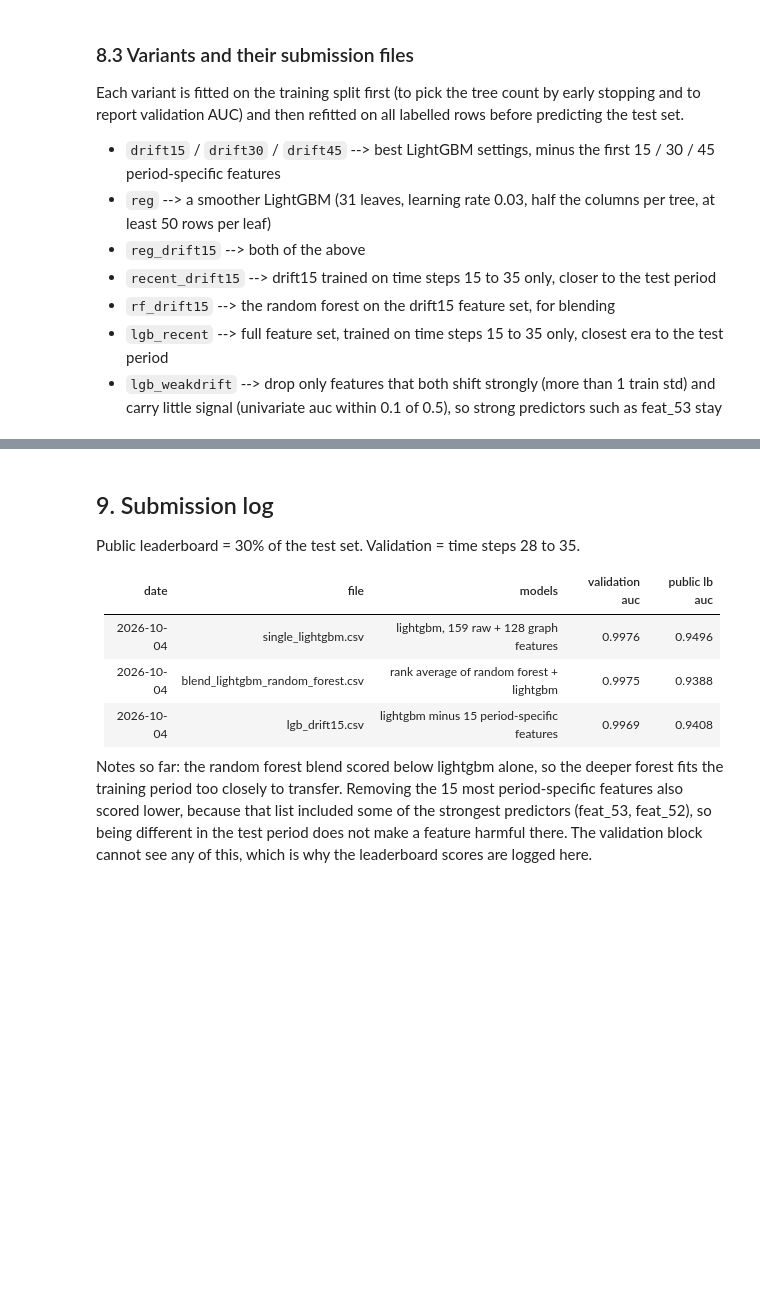
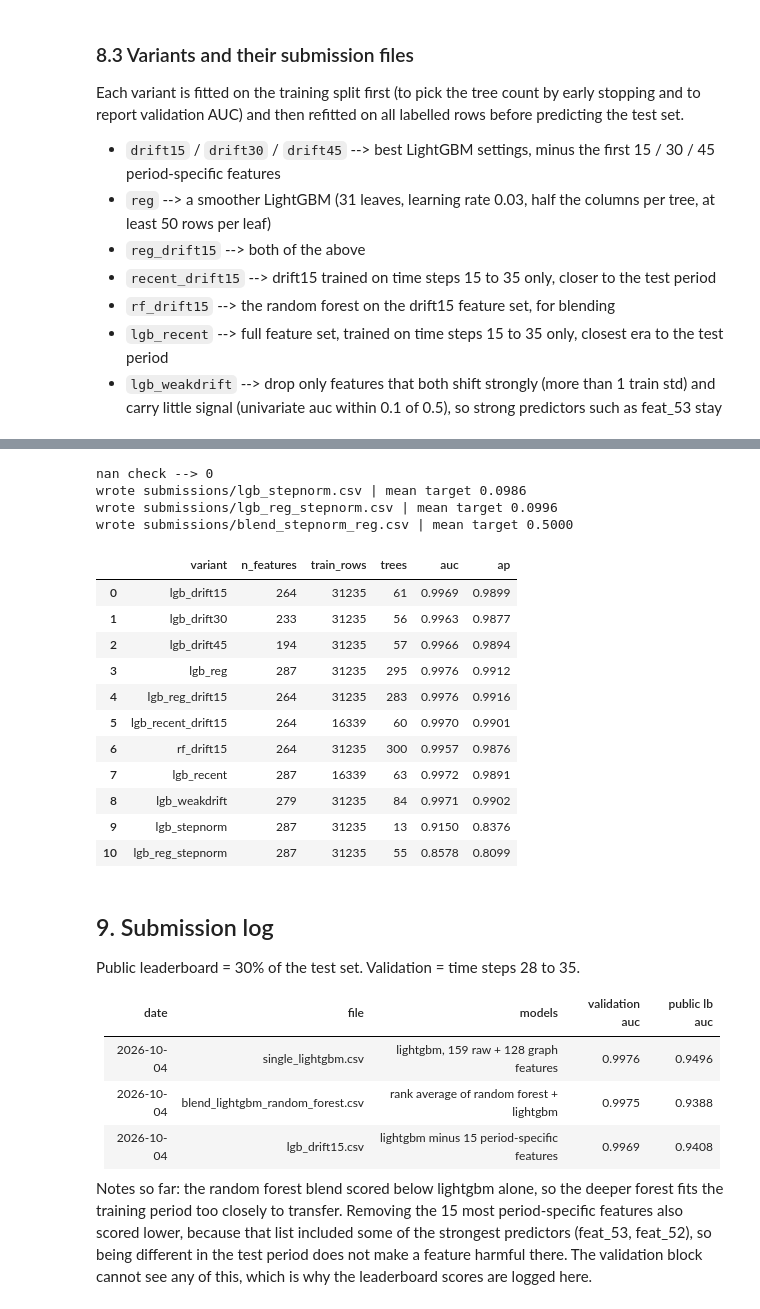
Before and after one commit to ykwong2002/bt4012-kaggle-competition, a Jupyter notebook: e1155727.ipynb, the cells around one changed output, grey strips where cells are left out. Drawn from its saved outputs; the diff is of its cells as text; code cells hidden in the pictures; blank space fills up the shorter version.

Commit message:
add per-time-step normalised lightgbm variants
Co-Authored-By: Claude Fable 5.1 <noreply@anthropic.com>

```diff
--- a/e1155727.ipynb
+++ b/e1155727.ipynb
@@ -1227,3 +1237,53 @@ wrote submissions/blend_reg_drift15_lgb_rf.csv | mean target 0.5000
+# %%
+# one frame with every node, raw kept features plus graph features, ranked within its time step
+all_rows_df = pd.concat([
+    train_df[['txId', 'time_step'] + kept_features].merge(graph_df, on='txId', how='left'),
+    test_df[['txId', 'time_step'] + kept_features + graph_features]], ignore_index=True)
+ranked_df = all_rows_df[['txId']].copy()
+ranked_df[tree_features] = all_rows_df.groupby('time_step')[tree_features].rank(pct=True)
+
+def step_normalised(df):
+    # pull the ranked rows for the given frame, in the same row order
+    return df[['txId']].merge(ranked_df, on='txId', how='left')[tree_features].values
+
+tr_norm, va_norm, all_norm, test_norm = step_normalised(tr_df), step_normalised(va_df), step_normalised(labelled_df), step_normalised(test_df)
+print('nan check -->', int(np.isnan(tr_norm).sum() + np.isnan(test_norm).sum()))
+
+def run_norm_variant(name, params):
+    m = lgb.LGBMClassifier(n_estimators=3000, random_state=SEED, verbose=-1, n_jobs=-1, **params)
+    m.fit(tr_norm, y_tr, eval_set=[(va_norm, y_va)], eval_metric='auc', callbacks=[lgb.early_stopping(100, verbose=False)])
+    perf = performance_assessment(y_va, m.predict_proba(va_norm)[:, 1])
+    final = lgb.LGBMClassifier(n_estimators=m.best_iteration_, random_state=SEED, verbose=-1, n_jobs=-1, **params).fit(all_norm, y_all)
+    prob = final.predict_proba(test_norm)[:, 1]
+    variant_preds[name] = prob
+    write_submission(prob, name)
+    row = {'variant': name, 'n_features': len(tree_features), 'train_rows': len(labelled_df), 'trees': m.best_iteration_, **perf}
+    variant_rows.append(row)
+    return row
+
+run_norm_variant('lgb_stepnorm', best_params)
+run_norm_variant('lgb_reg_stepnorm', reg_params)
+write_submission(rank_average([variant_preds['lgb_stepnorm'], variant_preds['lgb_reg']]), 'blend_stepnorm_reg')
+variant_df = pd.DataFrame(variant_rows)
+variant_df.to_csv(os.path.join(OUT_DIR, 'drift_variants.csv'), index=False)
+variant_df
+# %% [output]
+nan check --> 0
+wrote submissions/lgb_stepnorm.csv | mean target 0.0986
+wrote submissions/lgb_reg_stepnorm.csv | mean target 0.0996
+wrote submissions/blend_stepnorm_reg.csv | mean target 0.5000
+|  | variant | n_features | train_rows | trees | auc | ap |
+| 0 | lgb_drift15 | 264 | 31235 | 61 | 0.9969 | 0.9899 |
+| 1 | lgb_drift30 | 233 | 31235 | 56 | 0.9963 | 0.9877 |
+| 2 | lgb_drift45 | 194 | 31235 | 57 | 0.9966 | 0.9894 |
+| 3 | lgb_reg | 287 | 31235 | 295 | 0.9976 | 0.9912 |
+| 4 | lgb_reg_drift15 | 264 | 31235 | 283 | 0.9976 | 0.9916 |
+| 5 | lgb_recent_drift15 | 264 | 16339 | 60 | 0.9970 | 0.9901 |
+| 6 | rf_drift15 | 264 | 31235 | 300 | 0.9957 | 0.9876 |
+| 7 | lgb_recent | 287 | 16339 | 63 | 0.9972 | 0.9891 |
+| 8 | lgb_weakdrift | 279 | 31235 | 84 | 0.9971 | 0.9902 |
+| 9 | lgb_stepnorm | 287 | 31235 | 13 | 0.9150 | 0.8376 |
+| 10 | lgb_reg_stepnorm | 287 | 31235 | 55 | 0.8578 | 0.8099 |
 # %% [markdown]
 ## 9. Submission log
 
```
Also changed, not shown: parts of 7 cells of this notebook.
